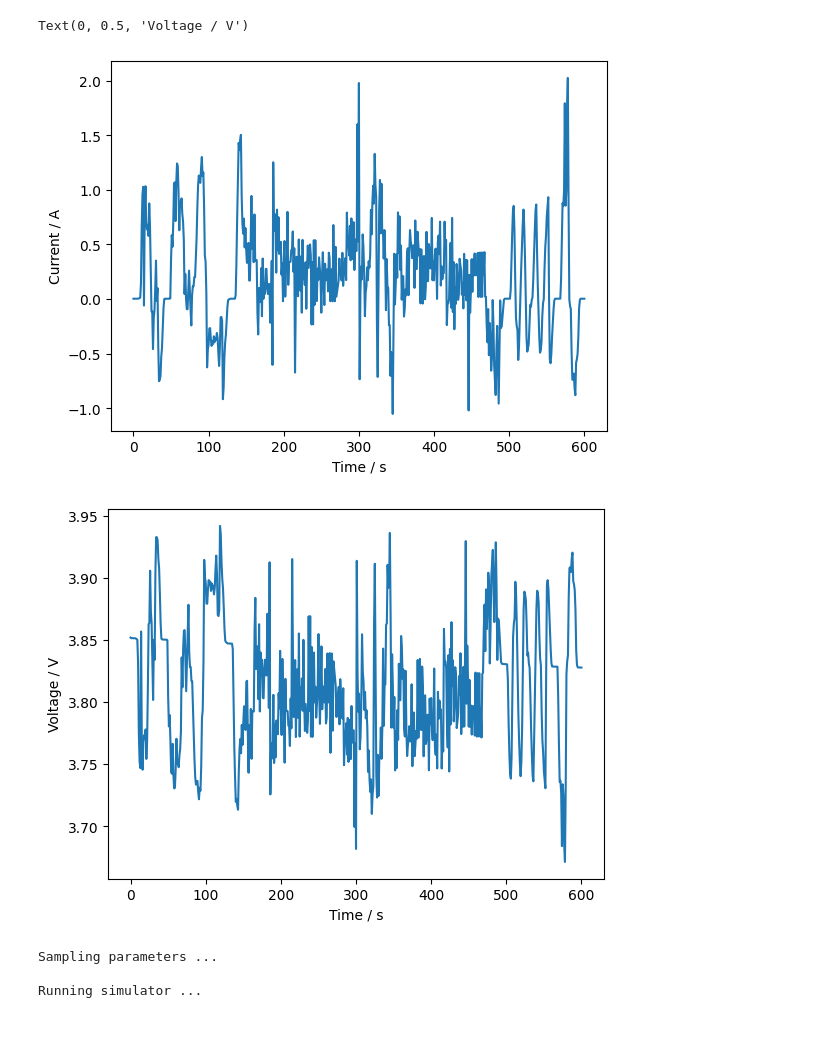
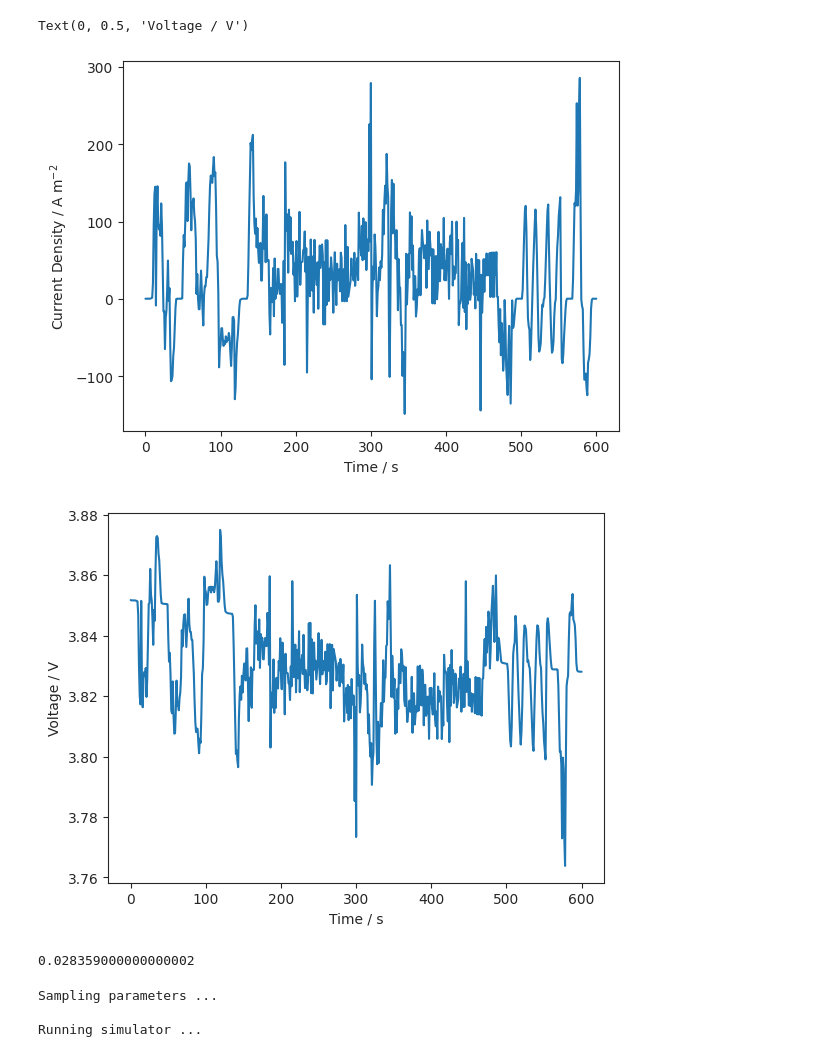
Before and after one commit to ezonta/TDGSA, a Jupyter notebook: examples/battery.ipynb, the cells around one changed output. Saved outputs shown, nothing was run; the diff lists cells and outputs as text; code cells hidden in the pictures; blank space fills up the shorter version.

```diff
--- a/examples/battery.ipynb
+++ b/examples/battery.ipynb
@@ -53,37 +50,51 @@ drive_cycle = pd.read_csv(
 ).to_numpy()
 # create interpolant
 current_interpolant = pybamm.Interpolant(drive_cycle[:, 0], drive_cycle[:, 1]/scale_factor, pybamm.t)
 # set drive cycle
 model_params["Current function [A]"] = current_interpolant
 
+def j0_neg(c_e, c_s_surf, c_s_max, T):
+        return 96485.3321 * 1e-10 * c_e**0.5 * c_s_surf**0.5
+
+def j0_pos(c_e, c_s_surf, c_s_max, T):
+    return 96485.3321 * 1e-10 * c_e**0.5 * c_s_surf**0.5 * (c_s_max - c_s_surf)**0.5
+
 # set param values
 model_params["Negative electrode porosity"] = 0.3
 model_params["Positive electrode porosity"] = 0.4
 model_params["Negative electrode diffusivity [m2.s-1]"] = 1e-15
 model_params["Positive electrode diffusivity [m2.s-1]"] = 1e-12
 model_params["Negative particle radius [m]"] = 0.8e-5
 model_params["Positive particle radius [m]"] = 1e-5
+model_params['Negative electrode exchange-current density [A.m-2]'] = j0_neg
+model_params['Positive electrode exchange-current density [A.m-2]'] = j0_pos
+
 
 sim_US06_1 = pybamm.Simulation(
 dfn, parameter_values=model_params, solver=pybamm.CasadiSolver(mode="fast")
 )
 sol_US06_1 = sim_US06_1.solve()
 t_sol = sol_US06_1["Time [s]"].entries
 V_sol = sol_US06_1["Voltage [V]"](t_sol)
 
+sns.set_style("ticks")
 plt.figure()
-plt.plot(drive_cycle[:,0], drive_cycle[:,1]/scale_factor)
+plt.plot(drive_cycle[:,0], drive_cycle[:,1]/(model_params["Electrode height [m]"]*model_params["Electrode width [m]"]))
 plt.xlabel("Time / s")
-plt.ylabel("Current / A")
+plt.ylabel("Current Density / A m$^{-2}$")
 
 plt.figure()
 plt.plot(t_sol, V_sol)
 plt.xlabel("Time / s")
 plt.ylabel("Voltage / V")
 # %% [output]
 Text(0, 0.5, 'Voltage / V')
-[figure, old version]
+[figure, new version]
-[figure, old version]
+[figure, new version]
+# %%
+print(model_params["Electrode height [m]"]*model_params["Electrode width [m]"])
+# %% [output]
+0.028359000000000002
 # %%
 ## Define parameter distribution
 
```
Also changed, not shown: parts of 1 cell of this notebook, 1 other file.
